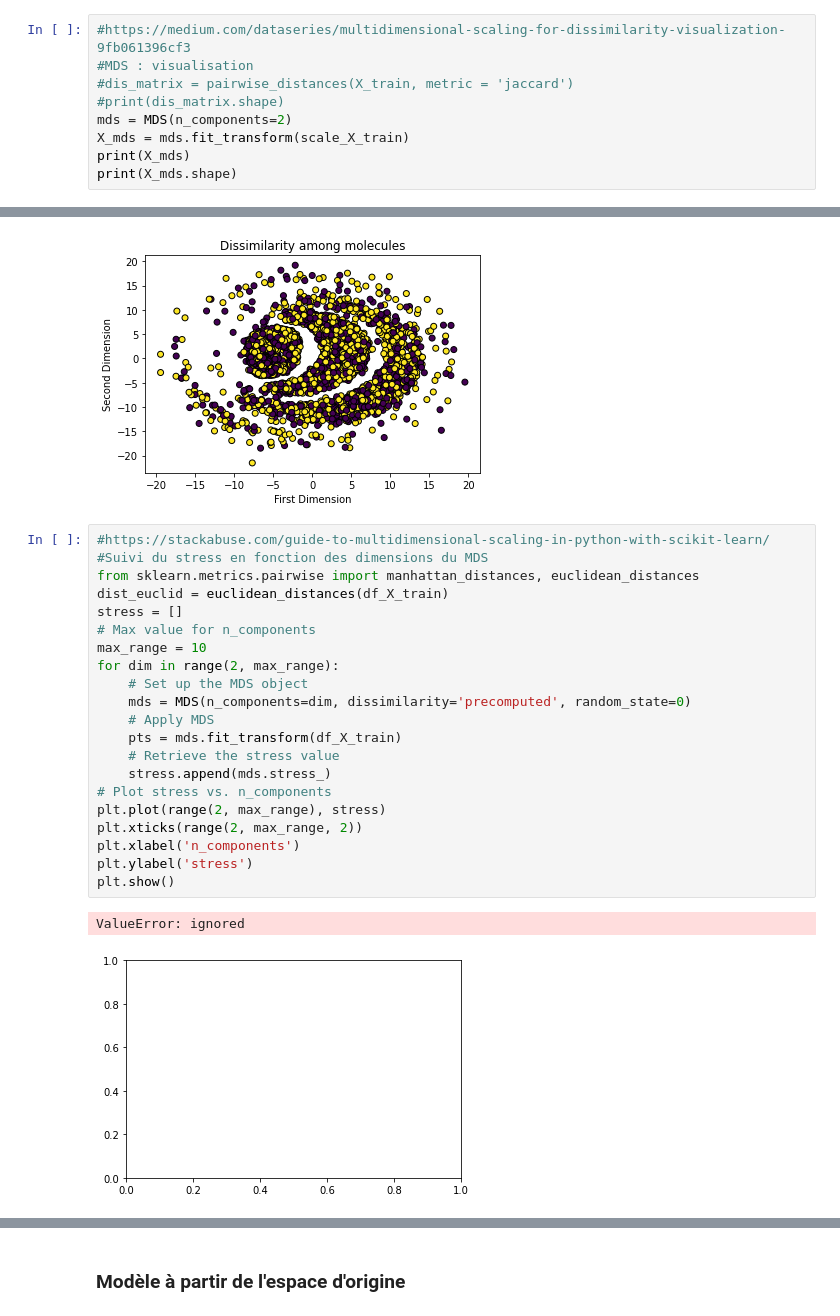
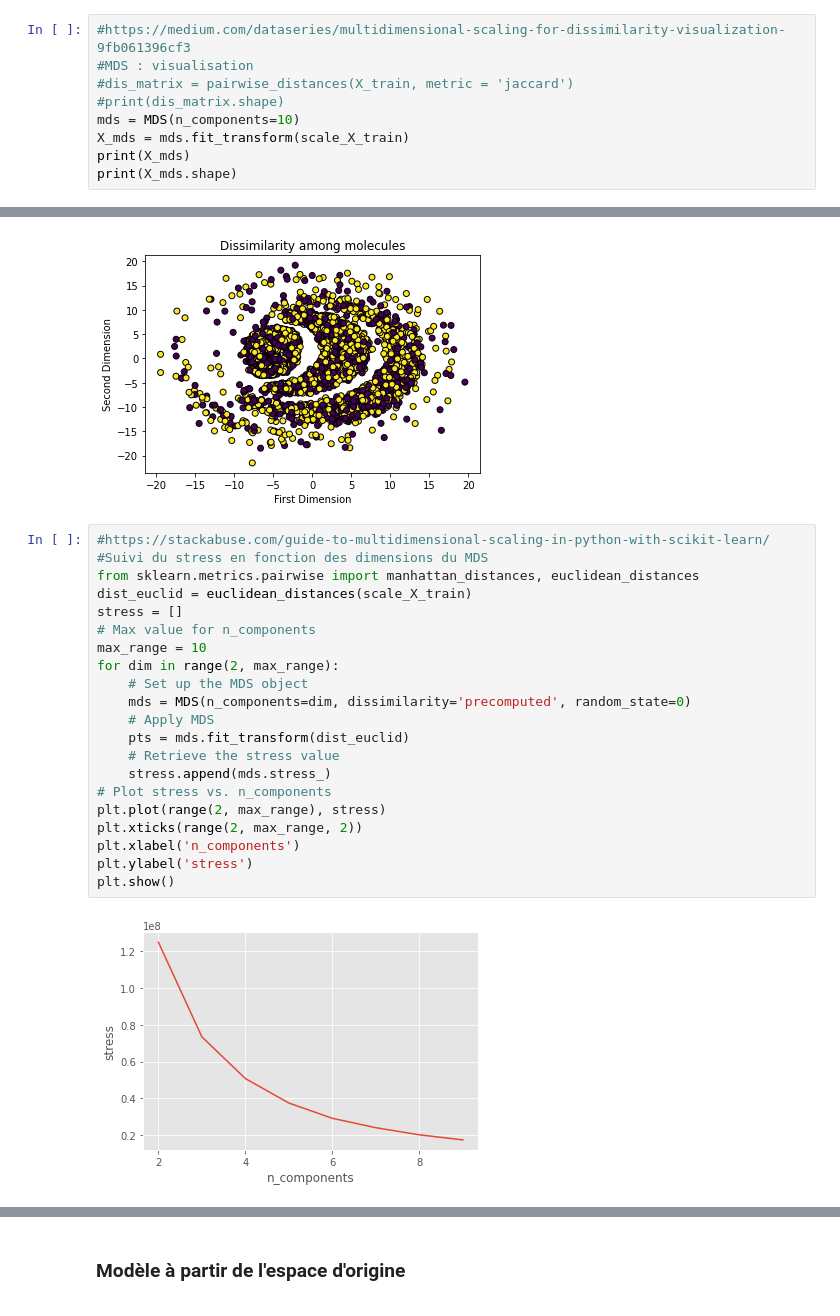
Before and after one commit to flotep/bioresponse, a Jupyter notebook: bioresponse.ipynb, the cells around one changed output, grey strips where cells are left out. Drawn from its saved outputs; the diff is of its cells as text.

```diff
--- a/bioresponse.ipynb
+++ b/bioresponse.ipynb
@@ -800,7 +646,7 @@ sns.scatterplot(x='comp1', y='comp2', data=df_tsne_pca, hue=df_y_train)
 #MDS : visualisation
 #dis_matrix = pairwise_distances(X_train, metric = 'jaccard')
 #print(dis_matrix.shape)
-mds = MDS(n_components=2)
+mds = MDS(n_components=10)
 X_mds = mds.fit_transform(scale_X_train)
 print(X_mds)
 print(X_mds.shape)
@@ -830,24 +682,23 @@ plt.show()
 # %%
 #https://stackabuse.com/guide-to-multidimensional-scaling-in-python-with-scikit-learn/
 #Suivi du stress en fonction des dimensions du MDS
 from sklearn.metrics.pairwise import manhattan_distances, euclidean_distances
-dist_euclid = euclidean_distances(df_X_train)
+dist_euclid = euclidean_distances(scale_X_train)
 stress = []
 # Max value for n_components
 max_range = 10
 for dim in range(2, max_range):
     # Set up the MDS object
     mds = MDS(n_components=dim, dissimilarity='precomputed', random_state=0)
     # Apply MDS
-    pts = mds.fit_transform(df_X_train)
+    pts = mds.fit_transform(dist_euclid)
     # Retrieve the stress value
     stress.append(mds.stress_)
 # Plot stress vs. n_components
 plt.plot(range(2, max_range), stress)
 plt.xticks(range(2, max_range, 2))
 plt.xlabel('n_components')
 plt.ylabel('stress')
 plt.show()
 # %% [output]
-ValueError: ignored
-[figure, old version]
+[figure, new version]
```
Also changed, not shown: parts of 100 cells of this notebook.
